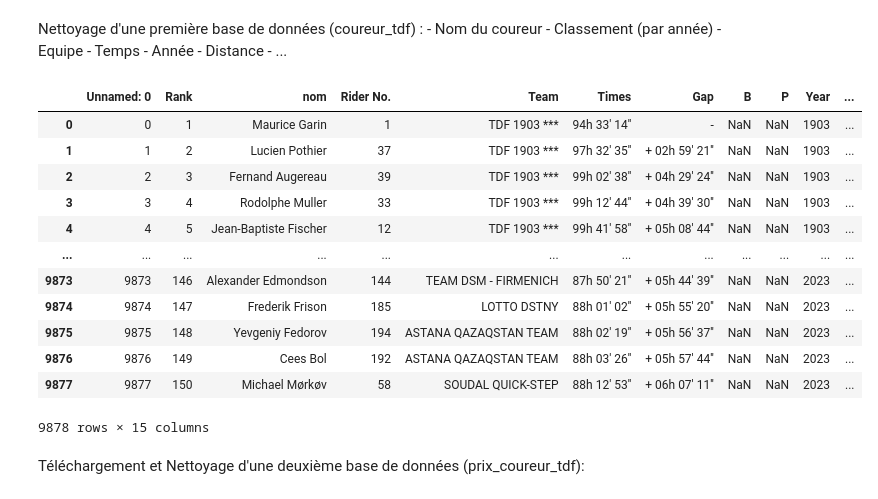
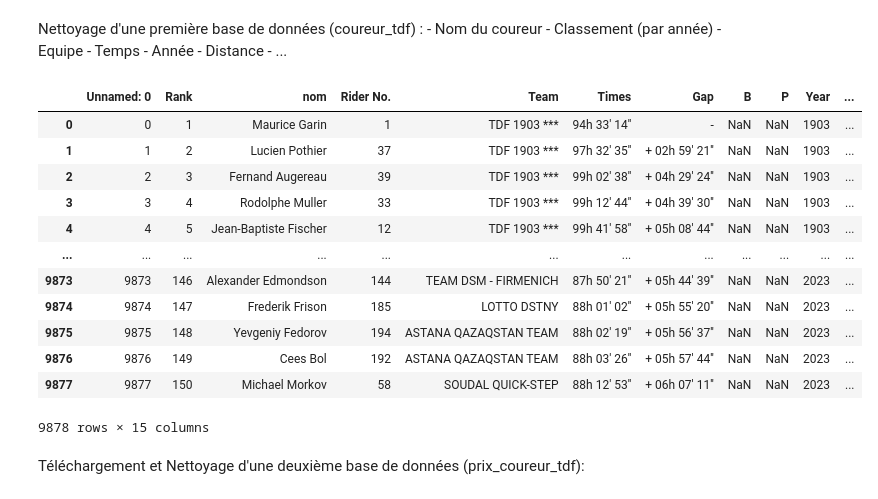
Before and after one commit to edequercize/Projet-Python, a Jupyter notebook: test_merge.ipynb, the cells around one changed output. Drawn from its saved outputs; the diff is of its cells as text; code cells hidden in the pictures.

```diff
--- a/test_merge.ipynb
+++ b/test_merge.ipynb
@@ -48,7 +48,7 @@ def save_response_content(response, destination):
                 f.write(chunk)
 # %%
 file_id = '1Xp9abybCL4lzRrAZrZaU69rCPFjGbBBJ'
-destination = 'temp.csv'
+destination = 'temp1.csv'
 
 # Téléchargez le fichier depuis Google Drive
 download_file_from_google_drive(file_id, destination)
@@ -81,21 +81,22 @@ Nettoyage d'une première base de données (coureur_tdf) :
 # %%
 coureur_tdf.rename(columns={coureur_tdf.columns[2]: 'nom'}, inplace=True)
 coureur_tdf['nom'] = coureur_tdf['nom'].str.title()
 coureur_tdf['nom'] = coureur_tdf['nom'].str.title().str.strip()
+coureur_tdf['nom'] = coureur_tdf['nom'].apply(unidecode)
 coureur_tdf
 # %% [output]
 |  | Unnamed: 0 | Rank | nom | Rider No. | Team | Times | Gap | B | P | Year | ... |
 | 0 | 0 | 1 | Maurice Garin | 1 | TDF 1903 *** | 94h 33' 14'' | - | NaN | NaN | 1903 | ... |
 | 1 | 1 | 2 | Lucien Pothier | 37 | TDF 1903 *** | 97h 32' 35'' | + 02h 59' 21'' | NaN | NaN | 1903 | ... |
 | 2 | 2 | 3 | Fernand Augereau | 39 | TDF 1903 *** | 99h 02' 38'' | + 04h 29' 24'' | NaN | NaN | 1903 | ... |
 | 3 | 3 | 4 | Rodolphe Muller | 33 | TDF 1903 *** | 99h 12' 44'' | + 04h 39' 30'' | NaN | NaN | 1903 | ... |
 | 4 | 4 | 5 | Jean-Baptiste Fischer | 12 | TDF 1903 *** | 99h 41' 58'' | + 05h 08' 44'' | NaN | NaN | 1903 | ... |
 | ... | ... | ... | ... | ... | ... | ... | ... | ... | ... | ... | ... |
 | 9873 | 9873 | 146 | Alexander Edmondson | 144 | TEAM DSM - FIRMENICH | 87h 50' 21'' | + 05h 44' 39'' | NaN | NaN | 2023 | ... |
 | 9874 | 9874 | 147 | Frederik Frison | 185 | LOTTO DSTNY | 88h 01' 02'' | + 05h 55' 20'' | NaN | NaN | 2023 | ... |
 | 9875 | 9875 | 148 | Yevgeniy Fedorov | 194 | ASTANA QAZAQSTAN TEAM | 88h 02' 19'' | + 05h 56' 37'' | NaN | NaN | 2023 | ... |
 | 9876 | 9876 | 149 | Cees Bol | 192 | ASTANA QAZAQSTAN TEAM | 88h 03' 26'' | + 05h 57' 44'' | NaN | NaN | 2023 | ... |
-| 9877 | 9877 | 150 | Michael Mørkøv | 58 | SOUDAL QUICK-STEP | 88h 12' 53'' | + 06h 07' 11'' | NaN | NaN | 2023 | ... |
+| 9877 | 9877 | 150 | Michael Morkov | 58 | SOUDAL QUICK-STEP | 88h 12' 53'' | + 06h 07' 11'' | NaN | NaN | 2023 | ... |
 9878 rows × 15 columns
 # %% [markdown]
 Téléchargement et Nettoyage d'une deuxième base de données (prix_coureur_tdf):
```
Also changed, not shown: parts of 13 cells of this notebook.
